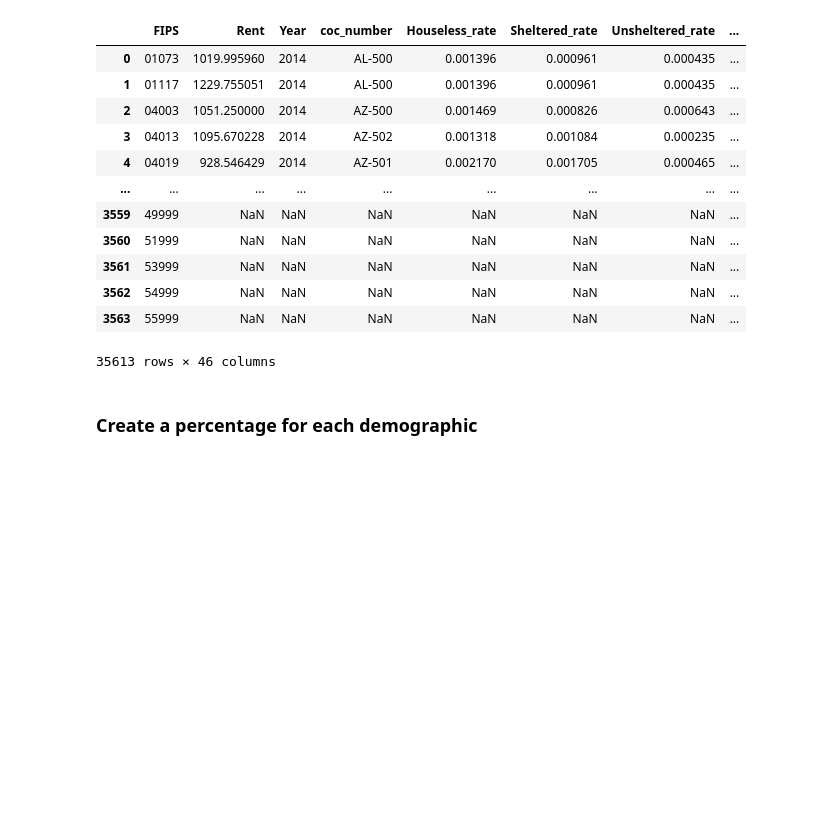
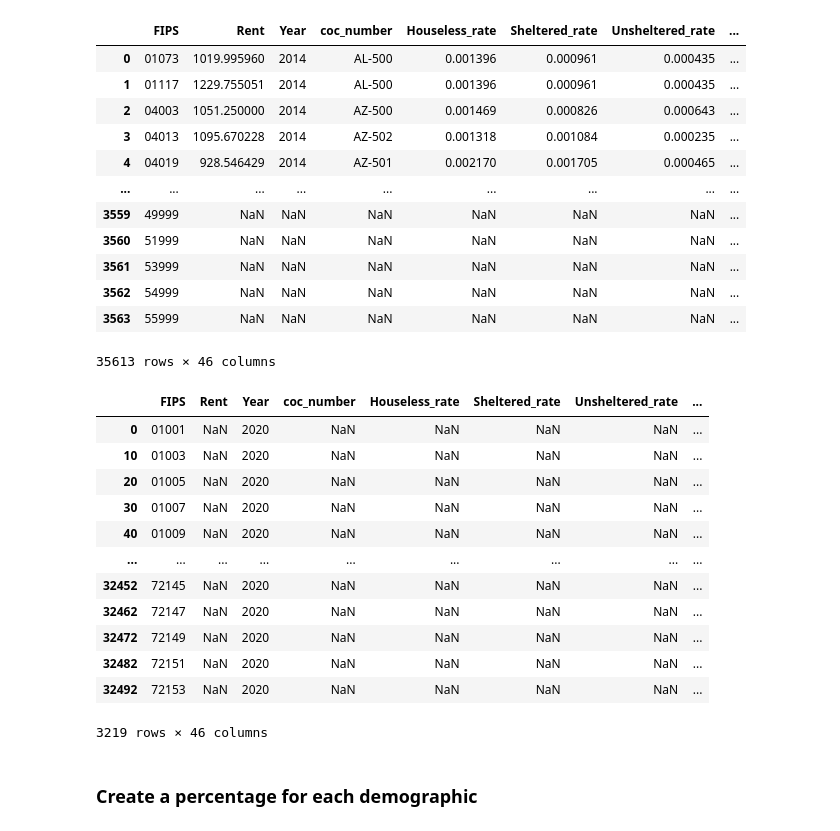
Before and after one commit to khyateed/projecting-food-insecurity, a Jupyter notebook: notebooks/feature_engineering.ipynb, the cells around one changed output. Drawn from its saved outputs; the diff is of its cells as text; code cells hidden in the pictures; blank space fills up the shorter version.

```diff
--- a/notebooks/feature_engineering.ipynb
+++ b/notebooks/feature_engineering.ipynb
@@ -31,6 +31,22 @@ df
 | 3562 | 54999 | NaN | NaN | NaN | NaN | NaN | NaN | ... |
 | 3563 | 55999 | NaN | NaN | NaN | NaN | NaN | NaN | ... |
 35613 rows × 46 columns
+# %%
+df[df.Year=='2020']
+# %% [output]
+|  | FIPS | Rent | Year | coc_number | Houseless_rate | Sheltered_rate | Unsheltered_rate | ... |
+| 0 | 01001 | NaN | 2020 | NaN | NaN | NaN | NaN | ... |
+| 10 | 01003 | NaN | 2020 | NaN | NaN | NaN | NaN | ... |
+| 20 | 01005 | NaN | 2020 | NaN | NaN | NaN | NaN | ... |
+| 30 | 01007 | NaN | 2020 | NaN | NaN | NaN | NaN | ... |
+| 40 | 01009 | NaN | 2020 | NaN | NaN | NaN | NaN | ... |
+| ... | ... | ... | ... | ... | ... | ... | ... | ... |
+| 32452 | 72145 | NaN | 2020 | NaN | NaN | NaN | NaN | ... |
+| 32462 | 72147 | NaN | 2020 | NaN | NaN | NaN | NaN | ... |
+| 32472 | 72149 | NaN | 2020 | NaN | NaN | NaN | NaN | ... |
+| 32482 | 72151 | NaN | 2020 | NaN | NaN | NaN | NaN | ... |
+| 32492 | 72153 | NaN | 2020 | NaN | NaN | NaN | NaN | ... |
+3219 rows × 46 columns
 # %% [markdown]
 ### Create a percentage for each demographic
 # %%
```
Also changed, not shown: parts of 7 cells of this notebook, 3 other files.
